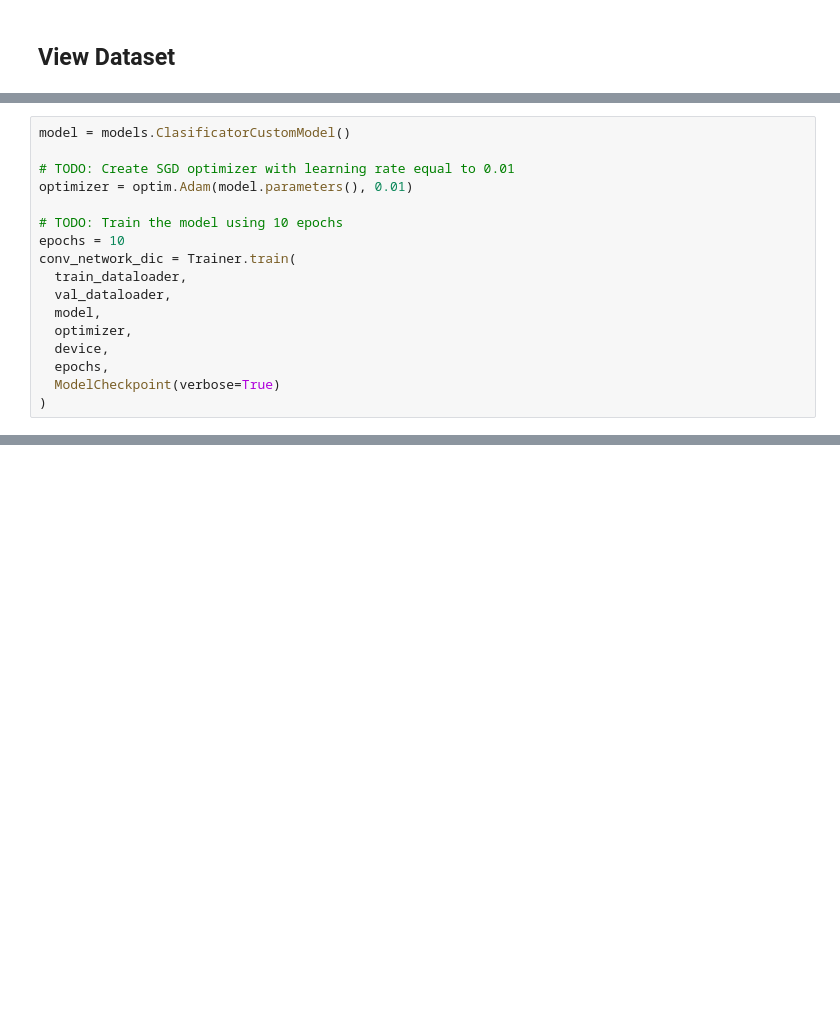
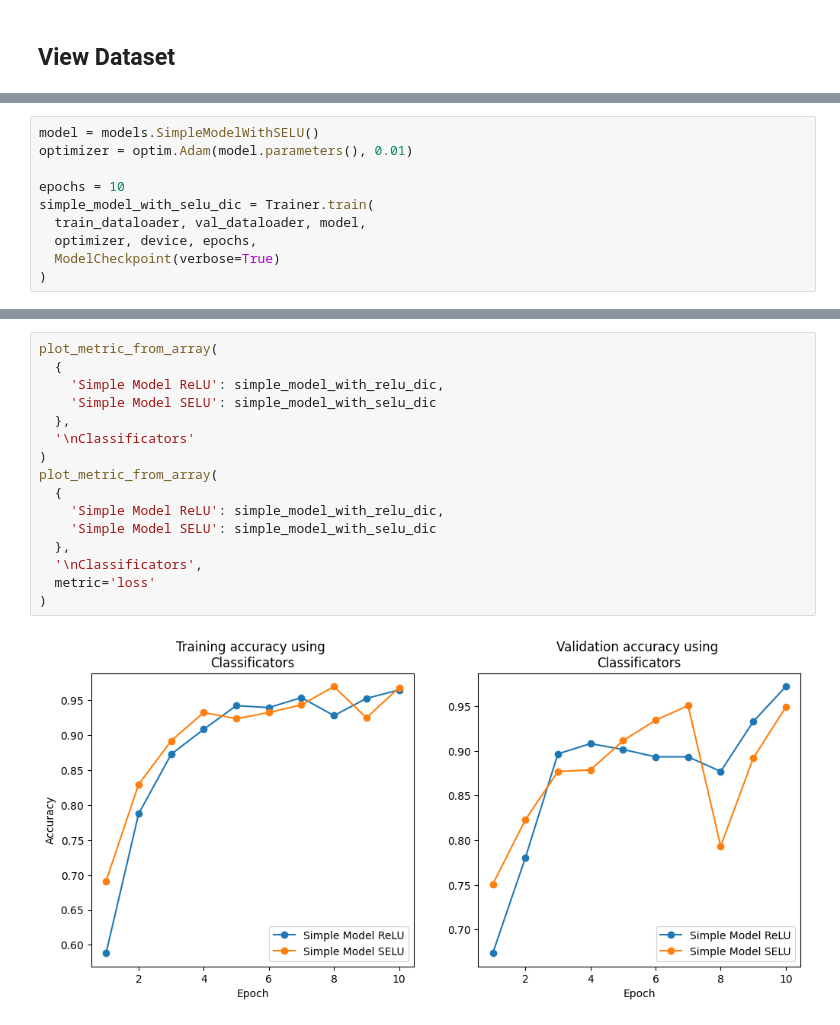
Before and after one commit to ggonzalesd/Deep-Learning-Project, a Jupyter notebook: project.ipynb, the cells around one changed output, grey strips where cells are left out. Drawn from its saved outputs; the diff is of its cells as text; blank space fills up the shorter version.

Commit message:
Models

```diff
--- a/project.ipynb
+++ b/project.ipynb
@@ -216,18 +292,11 @@ conv_simple_network_dic = Trainer.train(
 # %%
-model = models.ClasificatorCustomModel()
-
-# TODO: Create SGD optimizer with learning rate equal to 0.01
+model = models.SimpleModelWithSELU()
 optimizer = optim.Adam(model.parameters(), 0.01)
 
-# TODO: Train the model using 10 epochs
 epochs = 10
-conv_network_dic = Trainer.train(
-  train_dataloader,
-  val_dataloader,
-  model,
-  optimizer,
-  device,
-  epochs,
+simple_model_with_selu_dic = Trainer.train(
+  train_dataloader, val_dataloader, model,
+  optimizer, device, epochs,
   ModelCheckpoint(verbose=True)
 )
 # %% [output]
@@ -240,0 +319,18 @@ plot_accuracy(conv_network_dic)
+# %%
+plot_metric_from_array(
+  {
+    'Simple Model ReLU': simple_model_with_relu_dic,
+    'Simple Model SELU': simple_model_with_selu_dic
+  },
+  '\nClassificators'
+)
+plot_metric_from_array(
+  {
+    'Simple Model ReLU': simple_model_with_relu_dic,
+    'Simple Model SELU': simple_model_with_selu_dic
+  },
+  '\nClassificators',
+  metric='loss'
+)
+# %% [output]
+[figure, added]
```
Also changed, not shown: parts of 10 cells of this notebook, 1 other file.
